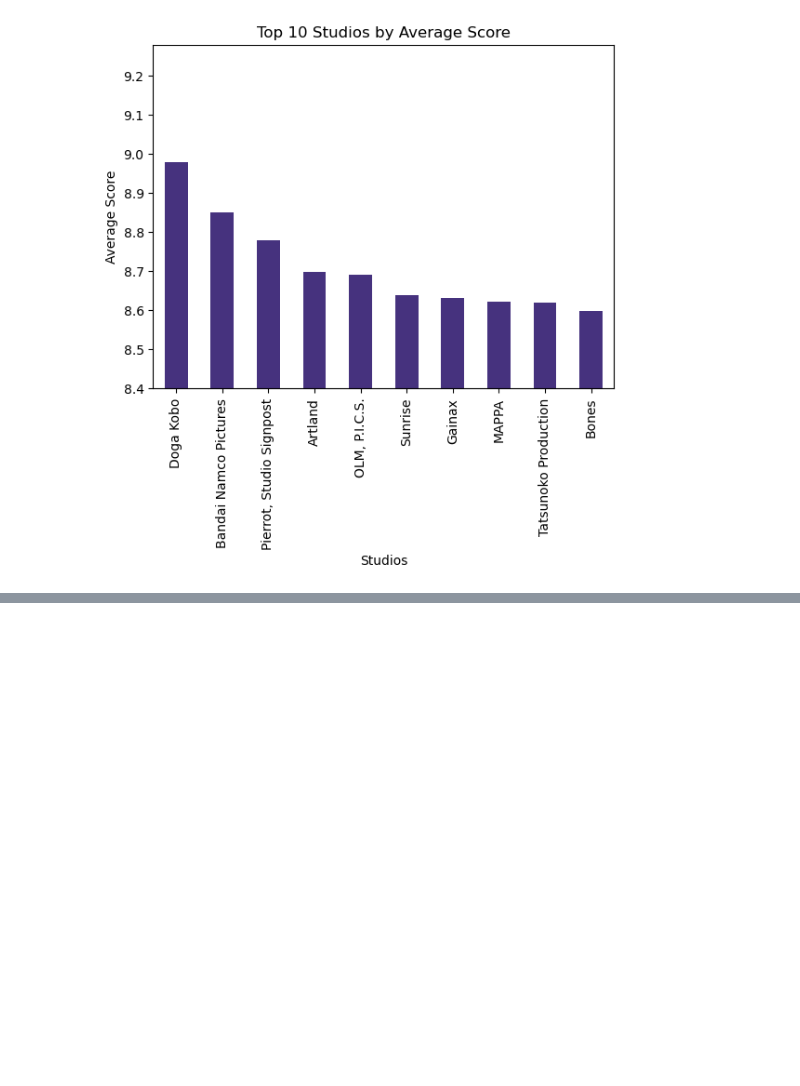
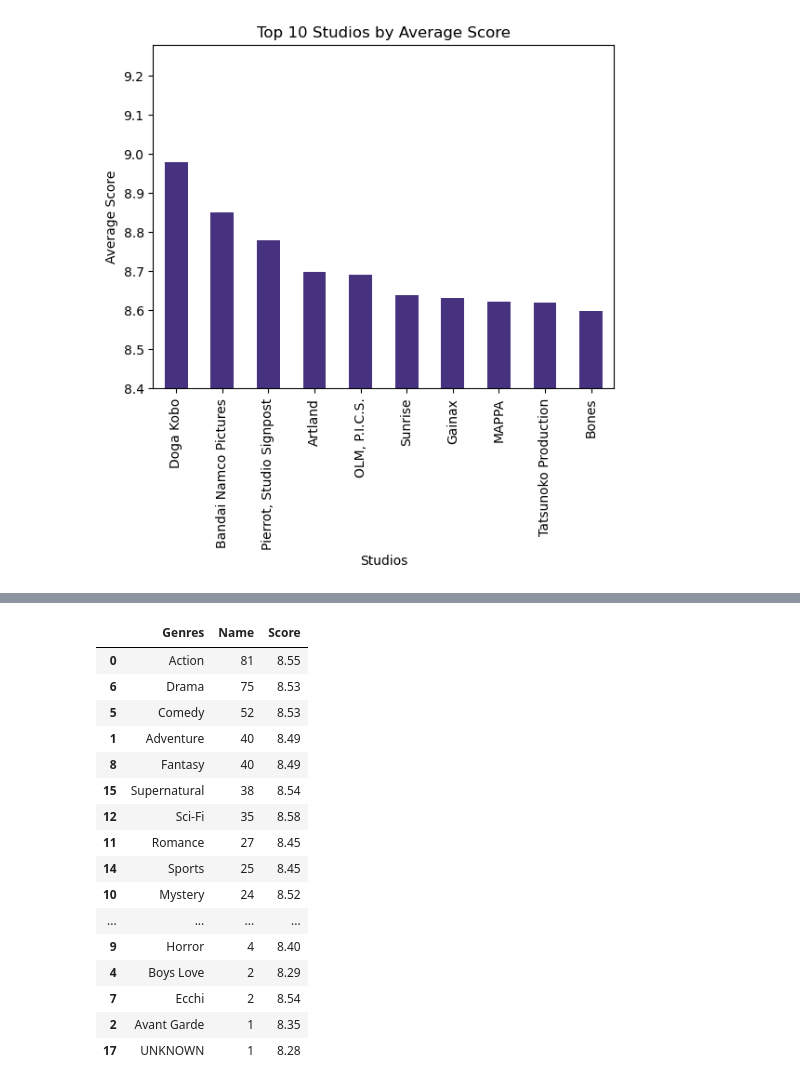
Before and after one commit to santiago20342/python-coruse, a Jupyter notebook: Projects/analysis/kira_anime.ipynb, the cells around one changed output, grey strips where cells are left out. Cells and saved outputs as stored; diff of their text form; code cells hidden in the pictures; blank space fills up the shorter version.

```diff
--- a/Projects/analysis/kira_anime.ipynb
+++ b/Projects/analysis/kira_anime.ipynb
@@ -506,0 +545,22 @@ data[['Name', 'Score', 'Rank']].head(10)
+# %%
+#ranking the genres by number of anime produced
+genre_ranking = genre_ranking.sort_values(by='Name', ascending=False)
+genre_ranking
+# %% [output]
+|  | Genres | Name | Score |
+| 0 | Action | 81 | 8.55 |
+| 6 | Drama | 75 | 8.53 |
+| 5 | Comedy | 52 | 8.53 |
+| 1 | Adventure | 40 | 8.49 |
+| 8 | Fantasy | 40 | 8.49 |
+| 15 | Supernatural | 38 | 8.54 |
+| 12 | Sci-Fi | 35 | 8.58 |
+| 11 | Romance | 27 | 8.45 |
+| 14 | Sports | 25 | 8.45 |
+| 10 | Mystery | 24 | 8.52 |
+| ... | ... | ... | ... |
+| 9 | Horror | 4 | 8.40 |
+| 4 | Boys Love | 2 | 8.29 |
+| 7 | Ecchi | 2 | 8.54 |
+| 2 | Avant Garde | 1 | 8.35 |
+| 17 | UNKNOWN | 1 | 8.28 |
```
Also changed, not shown: parts of 8 cells of this notebook, 1 other file.
